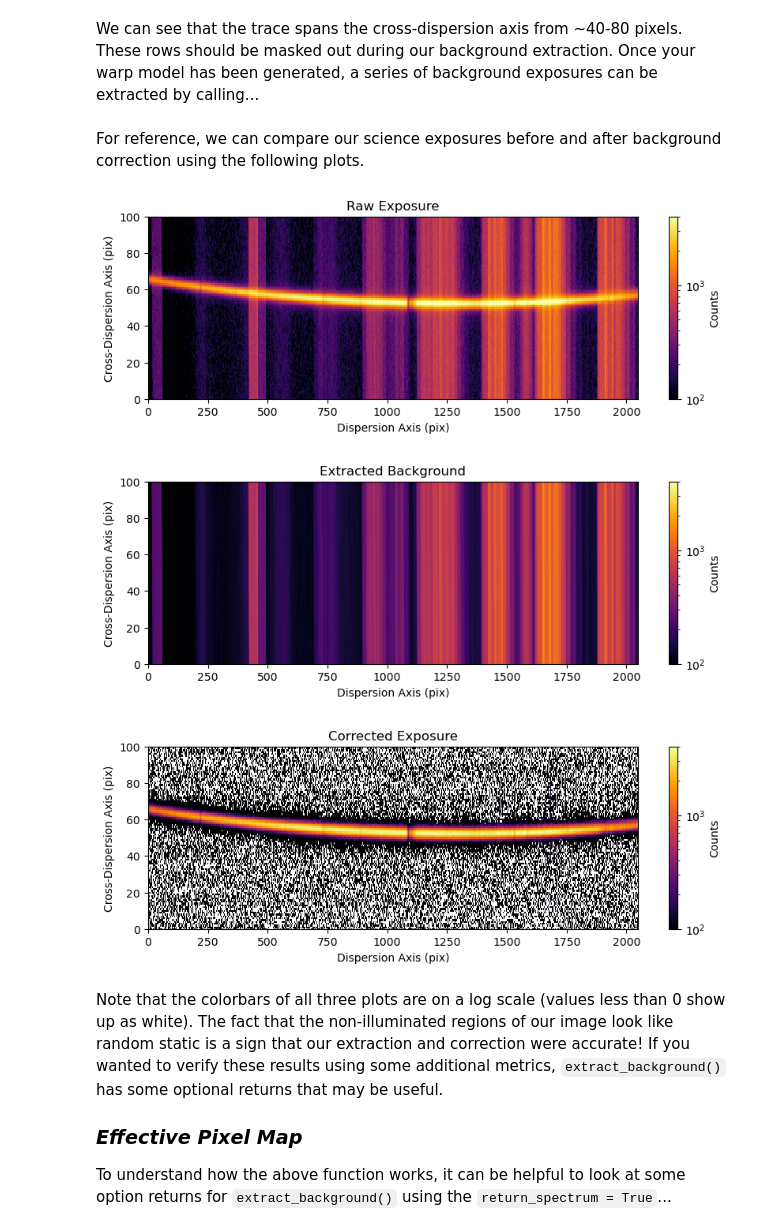
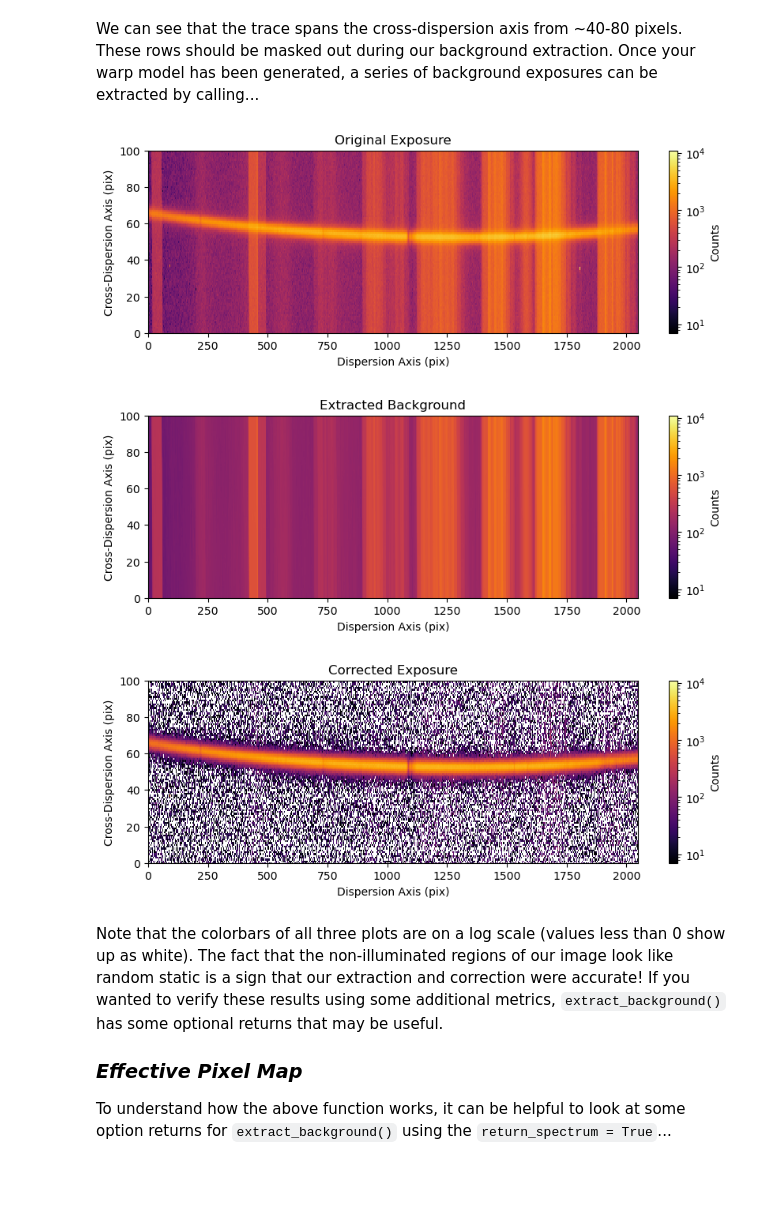
Before and after one commit to Autumn10677/specsuite, a Jupyter notebook: docs/background_extraction.ipynb, the cells around one changed output. Drawn from its saved outputs; the diff is of its cells as text; code cells hidden in the pictures; blank space fills up the shorter version.

````diff
--- a/docs/background_extraction.ipynb
+++ b/docs/background_extraction.ipynb
@@ -59,35 +59,16 @@ We can see that the trace spans the cross-dispersion axis from ~40-80 pixels. Th
 # %%
 MASK_REGION = (40, 80)
 
 background = ss.extract_background(
     images = science,
     warp_model = warp_model,
     mask_region = MASK_REGION,
+    debug = True,
 )
+# %% [output]
+[figure, added]
+[figure, added]
+[figure, added]
-# %% [markdown]
-For reference, we can compare our science exposures before and after background correction using the following plots.
-# %%
-ss.plot_image(
-    science[1],
-    title='Raw Exposure',
-    **KWARGS,
-)
-
-ss.plot_image(
-    background[1],
-    title='Extracted Background',
-    **KWARGS,
-)
-
-ss.plot_image(
-    (science-background)[1],
-    title='Corrected Exposure',
-    **KWARGS,
-)
-# %% [output]
-[figure, removed]
-[figure, removed]
-[figure, removed]
 # %% [markdown]
 Note that the colorbars of all three plots are on a log scale (values less than 0 show up as white). The fact that the non-illuminated regions of our image look like random static is a sign that our extraction and correction were accurate! If you wanted to verify these results using some additional metrics, ```extract_background()``` has some optional returns that may be useful.
 
````
Also changed, not shown: parts of 5 cells of this notebook, 8 other files.
